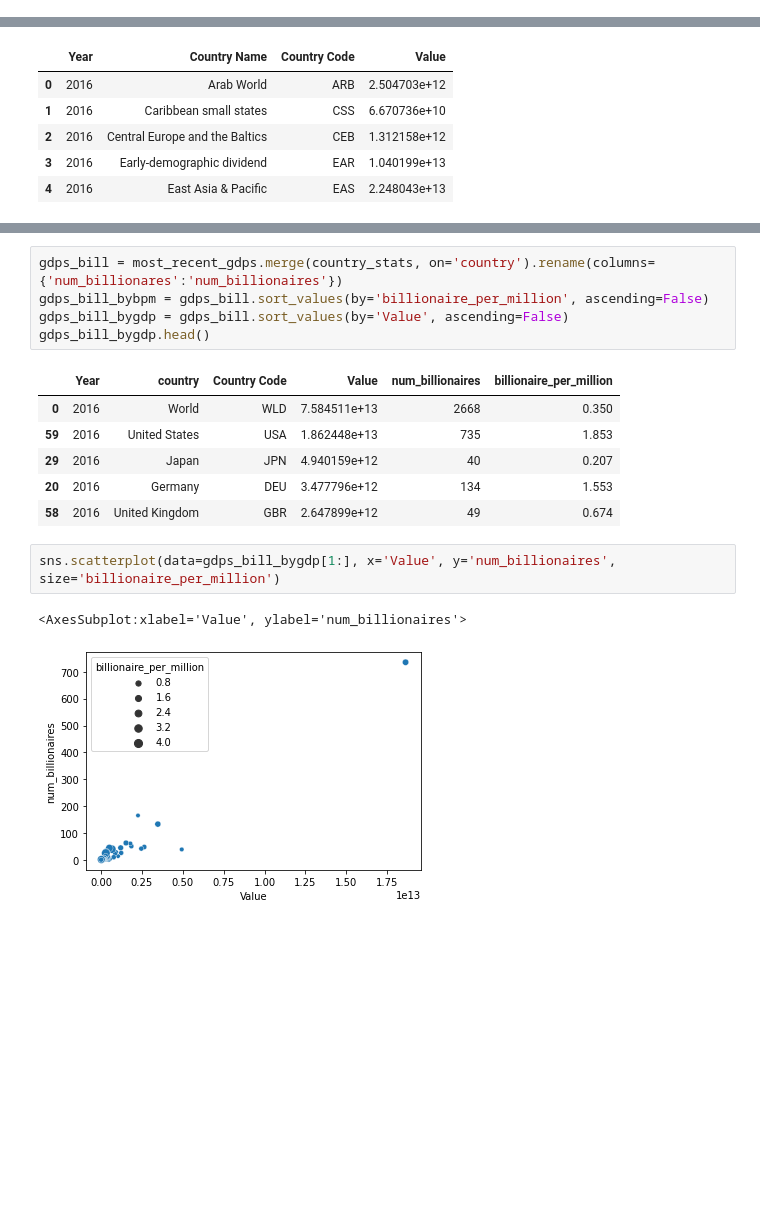
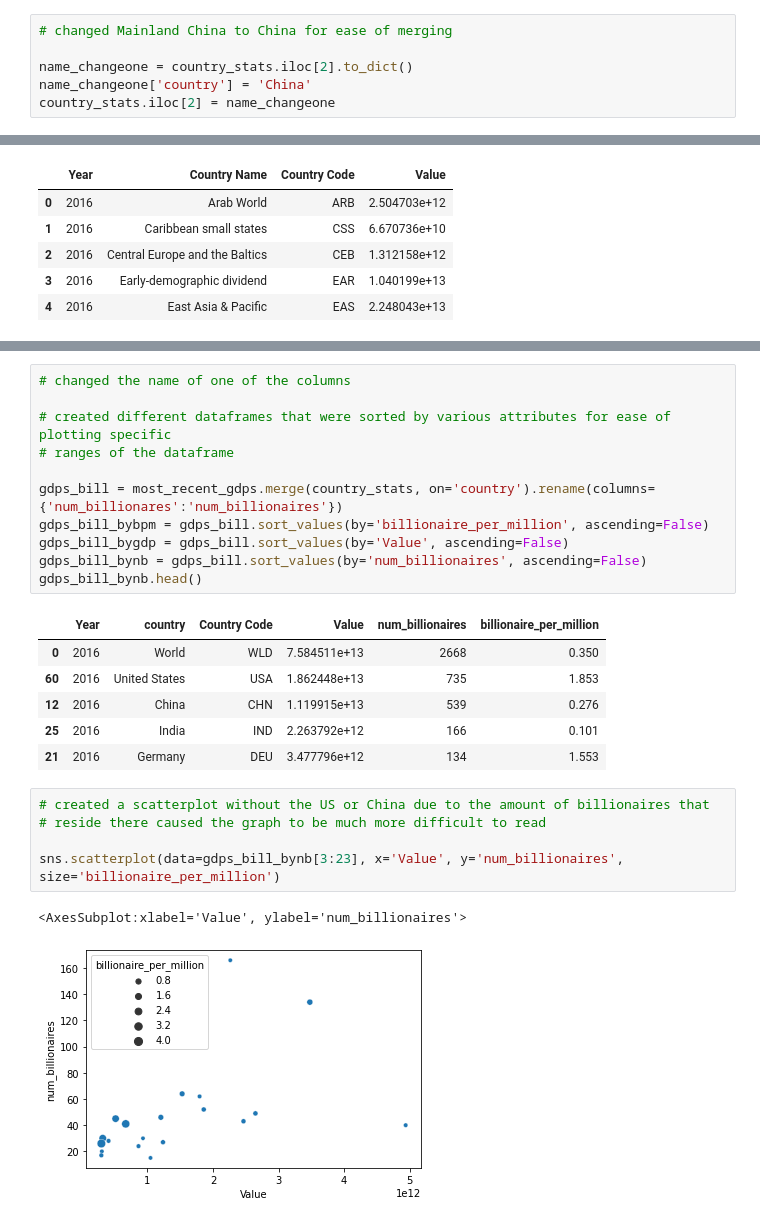
Before and after one commit to zacksfeld/100_Wealthiest_People, a Jupyter notebook: first_look_using_seaborn.ipynb, the cells around one changed output, grey strips where cells are left out. Cells and saved outputs as stored; diff of their text form; blank space fills up the shorter version.

```diff
--- a/first_look_using_seaborn.ipynb
+++ b/first_look_using_seaborn.ipynb
@@ -71,6 +71,12 @@ country_stats['num_billionares'] = num_bill_new
 type(country_stats['num_billionares'].iloc[0]), country_stats['num_billionares'].iloc[0]
 # %% [output]
 (numpy.int32, 2668)
+# %%
+# changed Mainland China to China for ease of merging
+
+name_changeone = country_stats.iloc[2].to_dict()
+name_changeone['country'] = 'China'
+country_stats.iloc[2] = name_changeone
 # %%
 # number of billionaires in top countries
 
@@ -185,20 +193,29 @@ most_recent_gdps.head()
 | 3 | 2016 | Early-demographic dividend | EAR | 1.040199e+13 |
 | 4 | 2016 | East Asia & Pacific | EAS | 2.248043e+13 |
 # %%
+# changed the name of one of the columns
+
+# created different dataframes that were sorted by various attributes for ease of plotting specific
+# ranges of the dataframe
+
 gdps_bill = most_recent_gdps.merge(country_stats, on='country').rename(columns={'num_billionares':'num_billionaires'})
 gdps_bill_bybpm = gdps_bill.sort_values(by='billionaire_per_million', ascending=False)
 gdps_bill_bygdp = gdps_bill.sort_values(by='Value', ascending=False)
-gdps_bill_bygdp.head()
+gdps_bill_bynb = gdps_bill.sort_values(by='num_billionaires', ascending=False)
+gdps_bill_bynb.head()
 # %% [output]
 |  | Year | country | Country Code | Value | num_billionaires | billionaire_per_million |
 | 0 | 2016 | World | WLD | 7.584511e+13 | 2668 | 0.350 |
-| 59 | 2016 | United States | USA | 1.862448e+13 | 735 | 1.853 |
-| 29 | 2016 | Japan | JPN | 4.940159e+12 | 40 | 0.207 |
-| 20 | 2016 | Germany | DEU | 3.477796e+12 | 134 | 1.553 |
-| 58 | 2016 | United Kingdom | GBR | 2.647899e+12 | 49 | 0.674 |
+| 60 | 2016 | United States | USA | 1.862448e+13 | 735 | 1.853 |
+| 12 | 2016 | China | CHN | 1.119915e+13 | 539 | 0.276 |
+| 25 | 2016 | India | IND | 2.263792e+12 | 166 | 0.101 |
+| 21 | 2016 | Germany | DEU | 3.477796e+12 | 134 | 1.553 |
 # %%
-sns.scatterplot(data=gdps_bill_bygdp[1:], x='Value', y='num_billionaires', size='billionaire_per_million')
+# created a scatterplot without the US or China due to the amount of billionaires that
+# reside there caused the graph to be much more difficult to read
+
+sns.scatterplot(data=gdps_bill_bynb[3:23], x='Value', y='num_billionaires', size='billionaire_per_million')
 # %% [output]
 <AxesSubplot:xlabel='Value', ylabel='num_billionaires'>
-[figure, old version]
+[figure, new version]
 # %%
```
Also changed, not shown: parts of 4 cells of this notebook.
